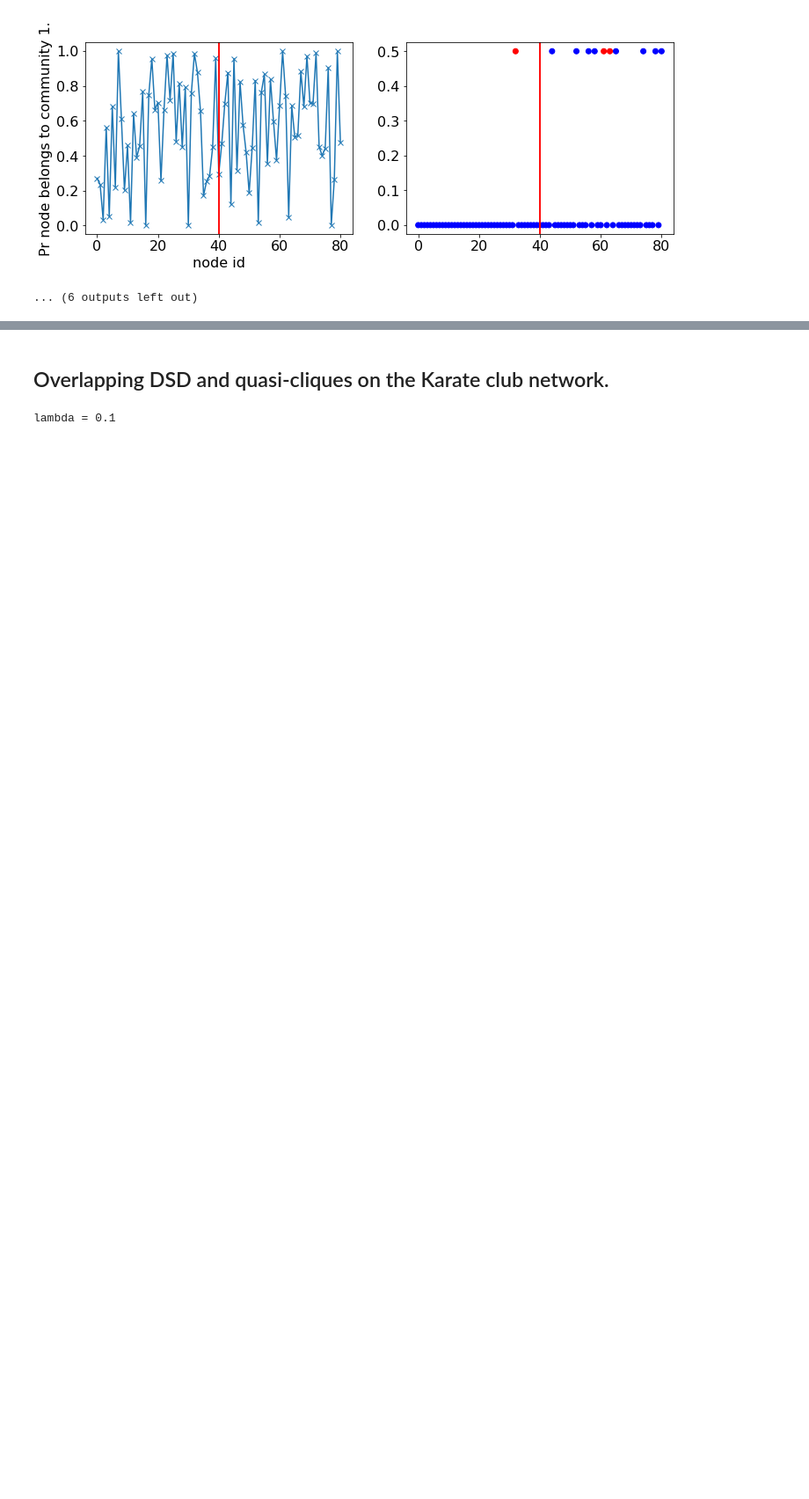
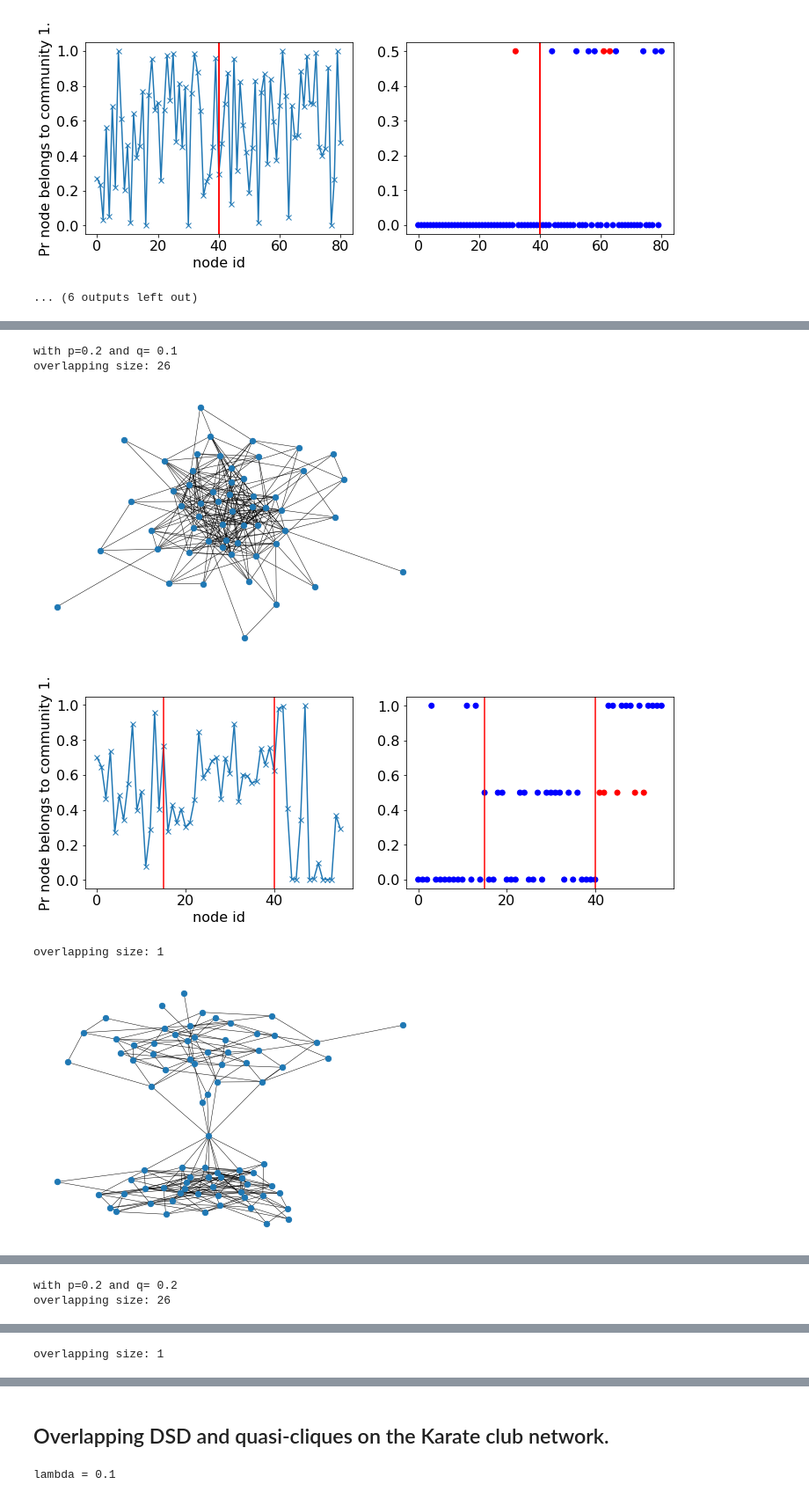
Before and after one commit to c752334430/overlap_dsd, a Jupyter notebook: playground.ipynb, the cells around one changed output, grey strips where cells are left out. Shown at 88% size. Saved outputs shown, nothing was run; the diff lists cells and outputs as text; code cells hidden in the pictures; blank space fills up the shorter version.

```diff
--- a/playground.ipynb
+++ b/playground.ipynb
@@ -105,25 +105,6 @@ def flowless_from_graph(G, T, lambd=1, weight=None, quasi_clique=False, alpha=0.
 #             Hstar = H
 #             loadsstar = loads
     return result, found_set
-# %%
-import random
-
-# Synthetic graph
-def generate_edges(start, end, p):
-    edges = []
-    for i in range(start, end):
-        for j in range(i+1,end+1):
-            if random.uniform(0,1)<p:
-                edges.append((i,j))
-    return edges
-
-def syn_graph(n, n1, n2_start, n2_end, p, q, background):
-    G = nx.Graph()
-    G.add_nodes_from([i for i in range(n)])
-    G.add_edges_from(generate_edges(0,n-1,background))
-    G.add_edges_from(generate_edges(0,n1,p))
-    G.add_edges_from(generate_edges(n2_start,n2_end,q))
-    return G
 # %% [markdown]
 ## Graph model
 
@@ -193,0 +200,52 @@ overlapping size: 1
+# %%
+
+for q in [0.1,0.2,0.4]:
+    print('with p=0.2 and q=',q)
+    for start in [15, 40]:
+        print('overlapping size:', 41-start)
+        G = syn_graph(start+41,40,start,start+40,0.2,q,0, weighted=True)
+        nx.draw(G, node_size=40, width=0.5)
+        plt.show()
+        adj = nx.adjacency_matrix(G).todense()
+        F = train(adj, 2, 1000)
+        F_argmax = np.argmax(F,1)
+        sum_of_rows = F.sum(axis=1)
+        F = F / sum_of_rows[:, np.newaxis]
+        plt.figure(figsize=(12,4))
+        plt.subplot(121)
+        plt.plot(F[:,0], marker='x')
+        plt.axvline(x=start,color='r')
+        plt.axvline(x=40,color='r')
+        plt.xlabel('node id')
+        plt.ylabel('Pr node belongs to community 1.')
+#         plt.show()
+
+        lambd = 8
+        result, found_set = flowless_from_graph(G, 2, lambd=lambd, weight='weight')
+        ys = []
+        color = []
+        for i in range(start+41):
+            tmp_c = 'b'
+            if i in result[0]:
+                if i in result[1]:
+                    ys.append(0.5)
+                else:
+                    ys.append(0)
+            elif i in result[1]:
+                ys.append(1)
+            else:
+                ys.append(0.5)
+                tmp_c = 'r'
+            color.append(tmp_c)
+        plt.subplot(122)
+        plt.scatter([i for i in range(start+41)], ys, c=color)
+        plt.axvline(x=start,color='r')
+        plt.axvline(x=40,color='r')
+        plt.show()
+# %% [output]
+with p=0.2 and q= 0.1
+overlapping size: 26
+[figure, added]
+[figure, added]
+overlapping size: 1
+[figure, added]
@@ -193,0 +253,2 @@ overlapping size: 1
+with p=0.2 and q= 0.2
+overlapping size: 26
@@ -193,0 +257 @@ overlapping size: 1
+overlapping size: 1
```
Also changed, not shown: parts of 4 cells of this notebook.
